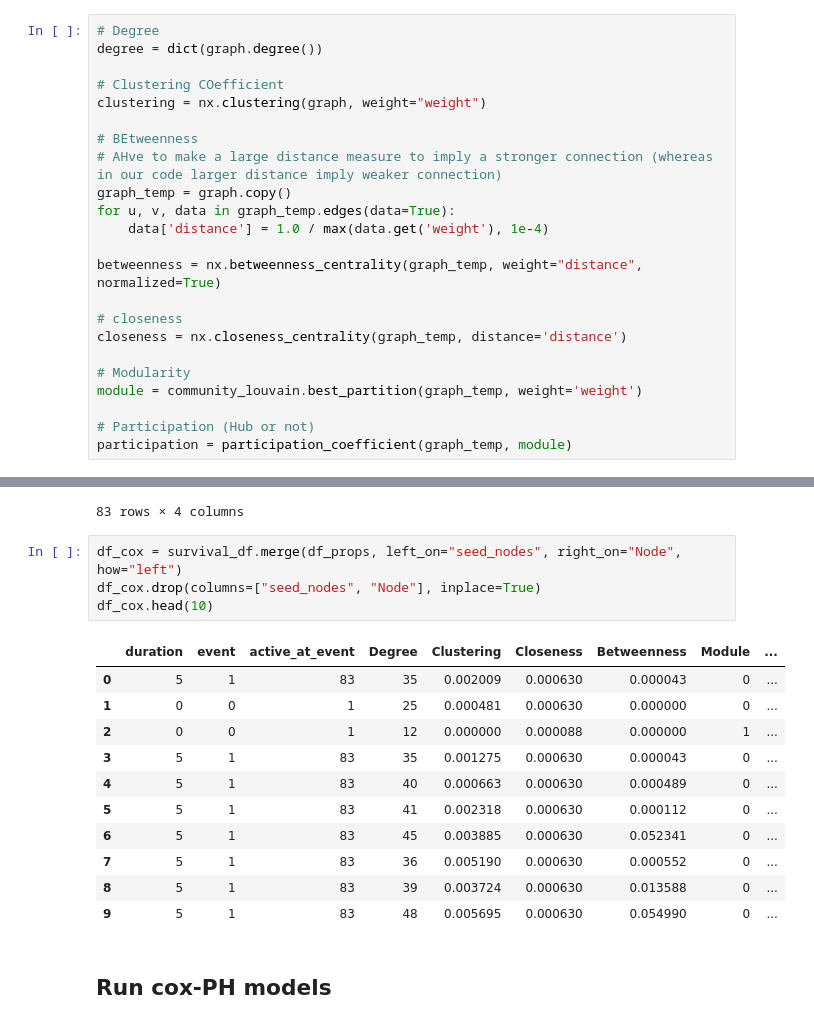
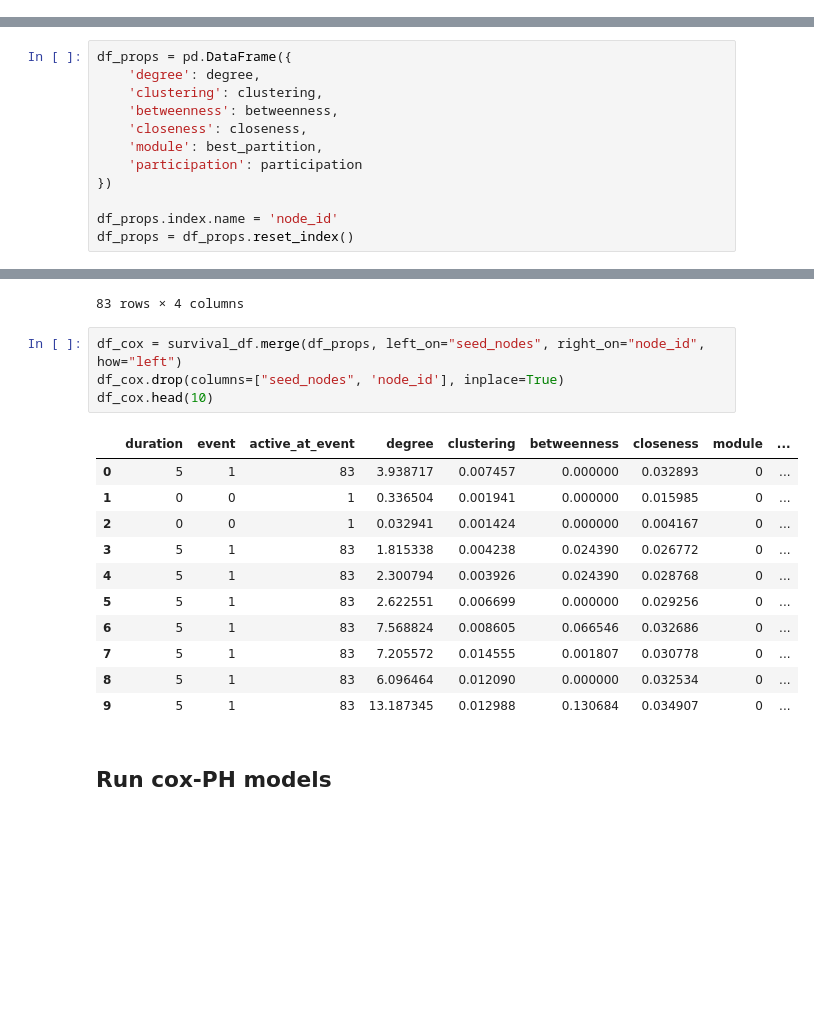
Before and after one commit to shakkyaNV/NetworkModels, a Jupyter notebook: Project1/Network Science Exploration.ipynb, the cells around one changed output, grey strips where cells are left out. Drawn from its saved outputs; the diff is of its cells as text; blank space fills up the shorter version.

```diff
--- a/Project1/Network Science Exploration.ipynb
+++ b/Project1/Network Science Exploration.ipynb
@@ -157,23 +101,0 @@ def participation_coefficient(G, partition):
-# %%
-# Degree
-degree = dict(graph.degree())
-
-# Clustering COefficient
-clustering = nx.clustering(graph, weight="weight")
-
-# BEtweenness
-# AHve to make a large distance measure to imply a stronger connection (whereas in our code larger distance imply weaker connection)
-graph_temp = graph.copy()
-for u, v, data in graph_temp.edges(data=True):
-    data['distance'] = 1.0 / max(data.get('weight'), 1e-4)
-
-betweenness = nx.betweenness_centrality(graph_temp, weight="distance", normalized=True)
-
-# closeness
-closeness = nx.closeness_centrality(graph_temp, distance='distance')
-
-# Modularity
-module = community_louvain.best_partition(graph_temp, weight='weight')
-
-# Participation (Hub or not)
-participation = participation_coefficient(graph_temp, module)
@@ -207,0 +174,12 @@ df_props
+# %%
+df_props = pd.DataFrame({
+    'degree': degree,
+    'clustering': clustering,
+    'betweenness': betweenness,
+    'closeness': closeness,
+    'module': best_partition,
+    'participation': participation
+})
+
+df_props.index.name = 'node_id'
+df_props = df_props.reset_index()
@@ -253,21 +270,21 @@ survival_df
 | 82 | 82 | 0 | 0 | 1 |
 83 rows × 4 columns
 # %%
-df_cox = survival_df.merge(df_props, left_on="seed_nodes", right_on="Node", how="left")
-df_cox.drop(columns=["seed_nodes", "Node"], inplace=True)
+df_cox = survival_df.merge(df_props, left_on="seed_nodes", right_on="node_id", how="left")
+df_cox.drop(columns=["seed_nodes", 'node_id'], inplace=True)
 df_cox.head(10)
 # %% [output]
-|  | duration | event | active_at_event | Degree | Clustering | Closeness | Betweenness | Module | ... |
-| 0 | 5 | 1 | 83 | 35 | 0.002009 | 0.000630 | 0.000043 | 0 | ... |
-| 1 | 0 | 0 | 1 | 25 | 0.000481 | 0.000630 | 0.000000 | 0 | ... |
-| 2 | 0 | 0 | 1 | 12 | 0.000000 | 0.000088 | 0.000000 | 1 | ... |
-| 3 | 5 | 1 | 83 | 35 | 0.001275 | 0.000630 | 0.000043 | 0 | ... |
-| 4 | 5 | 1 | 83 | 40 | 0.000663 | 0.000630 | 0.000489 | 0 | ... |
-| 5 | 5 | 1 | 83 | 41 | 0.002318 | 0.000630 | 0.000112 | 0 | ... |
-| 6 | 5 | 1 | 83 | 45 | 0.003885 | 0.000630 | 0.052341 | 0 | ... |
-| 7 | 5 | 1 | 83 | 36 | 0.005190 | 0.000630 | 0.000552 | 0 | ... |
-| 8 | 5 | 1 | 83 | 39 | 0.003724 | 0.000630 | 0.013588 | 0 | ... |
-| 9 | 5 | 1 | 83 | 48 | 0.005695 | 0.000630 | 0.054990 | 0 | ... |
+|  | duration | event | active_at_event | degree | clustering | betweenness | closeness | module | ... |
+| 0 | 5 | 1 | 83 | 3.938717 | 0.007457 | 0.000000 | 0.032893 | 0 | ... |
+| 1 | 0 | 0 | 1 | 0.336504 | 0.001941 | 0.000000 | 0.015985 | 0 | ... |
+| 2 | 0 | 0 | 1 | 0.032941 | 0.001424 | 0.000000 | 0.004167 | 0 | ... |
+| 3 | 5 | 1 | 83 | 1.815338 | 0.004238 | 0.024390 | 0.026772 | 0 | ... |
+| 4 | 5 | 1 | 83 | 2.300794 | 0.003926 | 0.024390 | 0.028768 | 0 | ... |
+| 5 | 5 | 1 | 83 | 2.622551 | 0.006699 | 0.000000 | 0.029256 | 0 | ... |
+| 6 | 5 | 1 | 83 | 7.568824 | 0.008605 | 0.066546 | 0.032686 | 0 | ... |
+| 7 | 5 | 1 | 83 | 7.205572 | 0.014555 | 0.001807 | 0.030778 | 0 | ... |
+| 8 | 5 | 1 | 83 | 6.096464 | 0.012090 | 0.000000 | 0.032534 | 0 | ... |
+| 9 | 5 | 1 | 83 | 13.187345 | 0.012988 | 0.130684 | 0.034907 | 0 | ... |
 # %% [markdown]
 ## Run cox-PH models
 # %%
```
Also changed, not shown: parts of 14 cells of this notebook, 2 other files.
